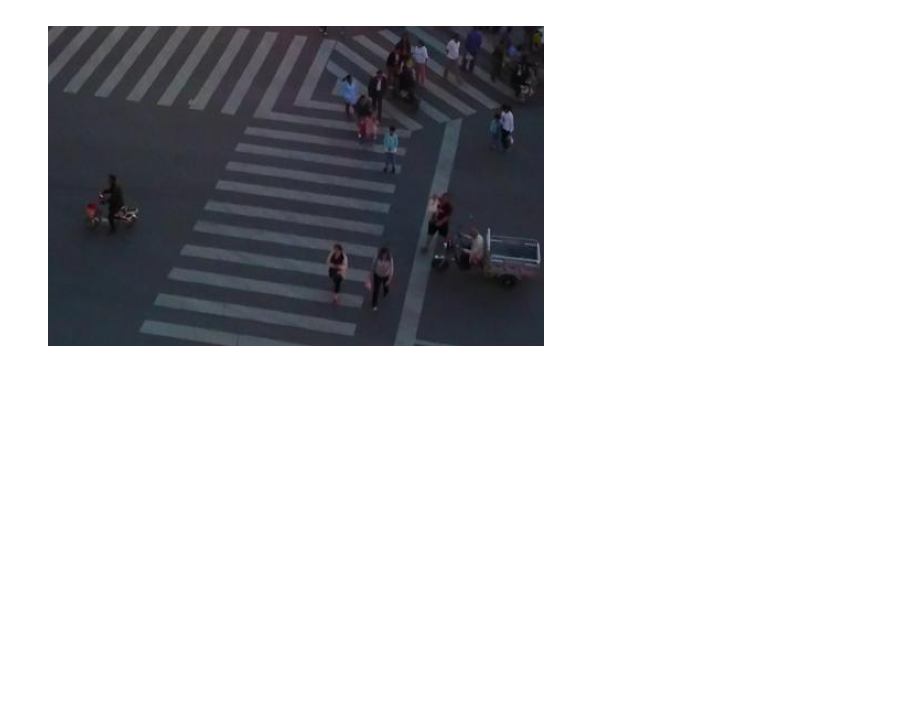
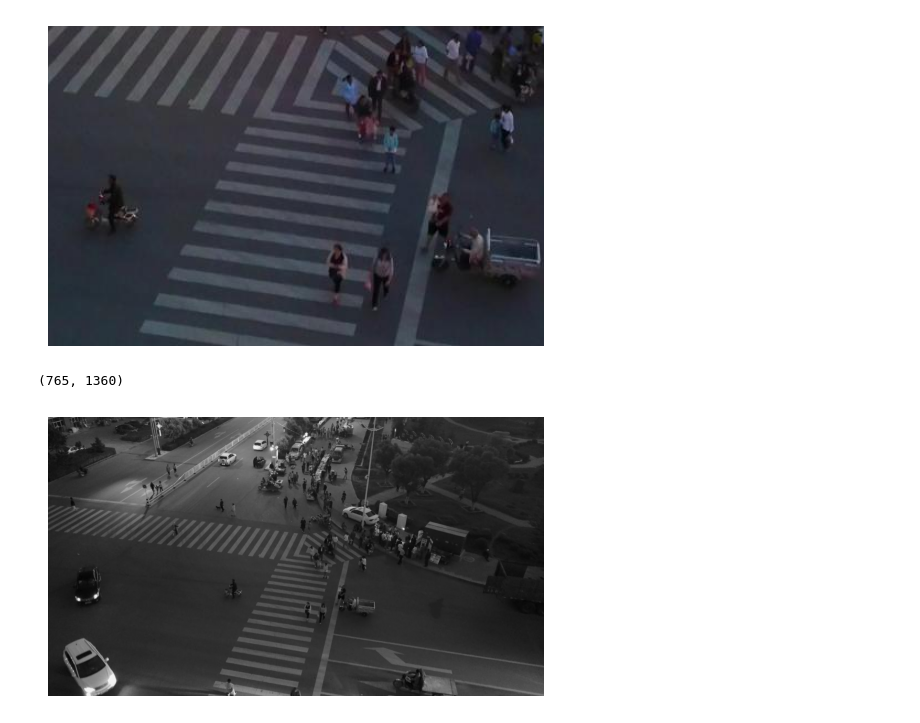
Before and after one commit to khanim-abdullayeva/UAV-Object-Detection-Tracking, a Jupyter notebook: notebooks/01_opencv_fundamentals.ipynb, the cells around one changed output. Cells and saved outputs as stored; diff of their text form; code cells hidden in the pictures; blank space fills up the shorter version.

Commit message:
Convert the original image to grayscale

```diff
--- a/notebooks/01_opencv_fundamentals.ipynb
+++ b/notebooks/01_opencv_fundamentals.ipynb
@@ -70,3 +70,16 @@ cropped_image.shape
 # %% [output]
 (290, 450, 3)
 [figure]
+# %%
+# Convert the original image to grayscale
+gray_image = cv2.cvtColor(image, cv2.COLOR_BGR2GRAY)
+
+# Display the grayscale image
+plt.imshow(gray_image, cmap = "gray")
+plt.axis("off")
+
+# Check the dimensions of the grayscale image
+gray_image.shape
+# %% [output]
+(765, 1360)
+[figure, added]
```
